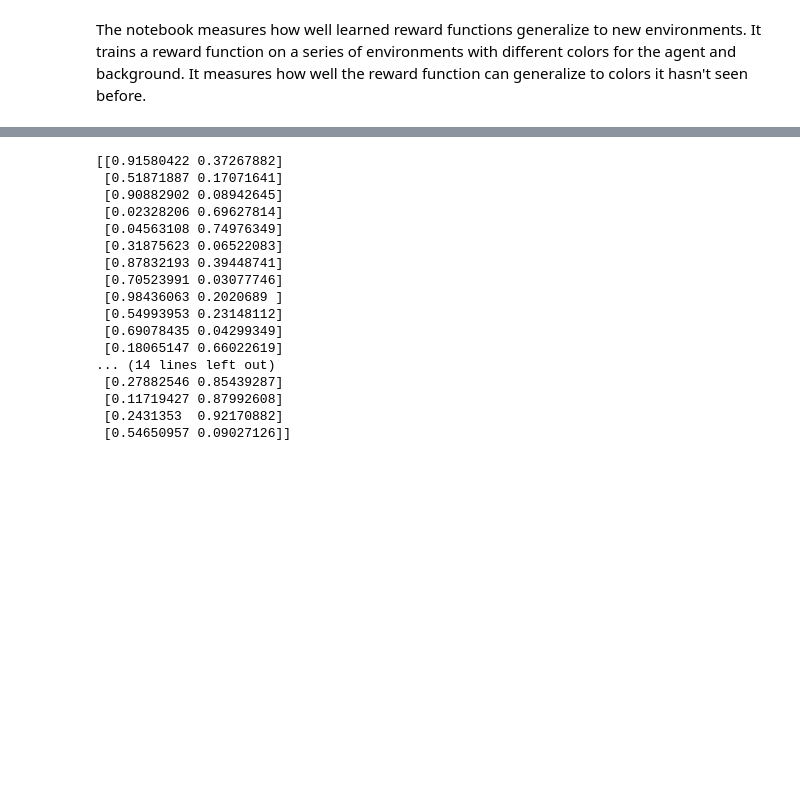
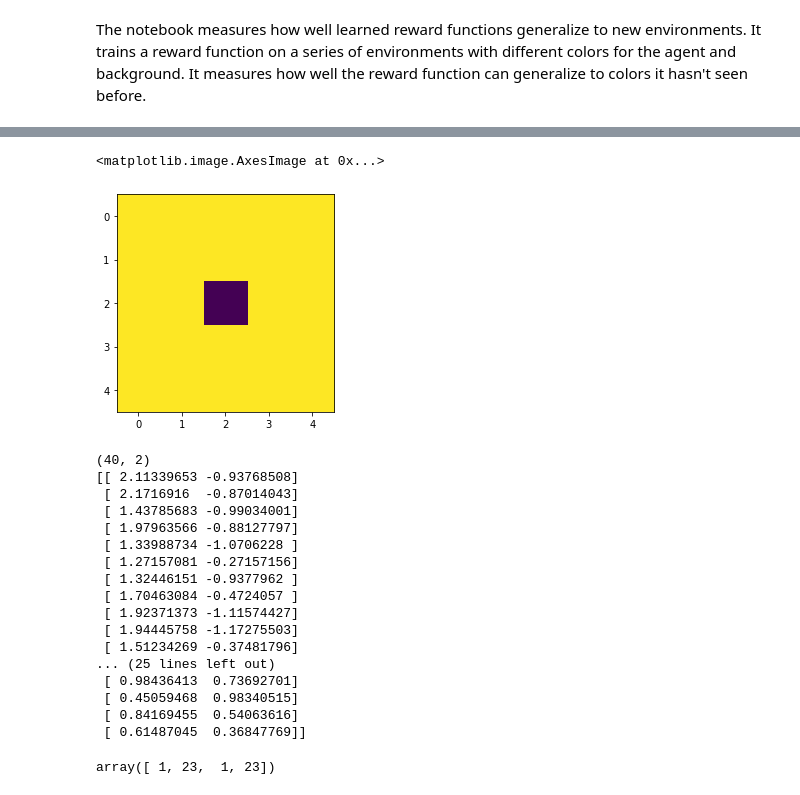
Before and after one commit to platers/meta-transfer-learning, a Jupyter notebook: reward_generalize_tester.ipynb, the cells around one changed output, grey strips where cells are left out. Drawn from its saved outputs; the diff is of its cells as text; code cells hidden in the pictures; blank space fills up the shorter version.

```diff
--- a/reward_generalize_tester.ipynb
+++ b/reward_generalize_tester.ipynb
@@ -56,34 +76,46 @@ def generate_data(dataset_size, env_params_list):
+# %%
+plt.imshow(np.squeeze(xs[0]))
+# %% [output]
+<matplotlib.image.AxesImage at 0x...>
+[figure, added]
 # %%
 # Creates parameters with different background and foreground colors. Make sure that the colors are different enough
 
-max_num_envs = 30
+max_num_envs = 40
 
 while True:
-  train_env_params = np.random.random(size=(max_num_envs, 2))
+  half_max_num_envs = int(max_num_envs/2)
+  train_env_params = np.random.random(size=(half_max_num_envs, 2))
+  train_env_params = np.concatenate((np.array([[pair[0]+1.2, pair[1]-1.2] for pair in train_env_params]), np.random.random(size=(half_max_num_envs, 2))))
   diff = np.abs(train_env_params[:, 0] - train_env_params[:, 1])
 
   if np.min(diff) > .2:
     break
-
+print(train_env_params.shape)
 print(train_env_params)
 # %% [output]
-[[0.91580422 0.37267882]
- [0.51871887 0.17071641]
- [0.90882902 0.08942645]
- [0.02328206 0.69627814]
- [0.04563108 0.74976349]
- [0.31875623 0.06522083]
- [0.87832193 0.39448741]
- [0.70523991 0.03077746]
- [0.98436063 0.2020689 ]
- [0.54993953 0.23148112]
- [0.69078435 0.04299349]
- [0.18065147 0.66022619]
-... (14 lines left out)
- [0.27882546 0.85439287]
- [0.11719427 0.87992608]
- [0.2431353  0.92170882]
- [0.54650957 0.09027126]]
+(40, 2)
+[[ 2.11339653 -0.93768508]
+ [ 2.1716916  -0.87014043]
+ [ 1.43785683 -0.99034001]
+ [ 1.97963566 -0.88127797]
+ [ 1.33988734 -1.0706228 ]
+ [ 1.27157081 -0.27157156]
+ [ 1.32446151 -0.9377962 ]
+ [ 1.70463084 -0.4724057 ]
+ [ 1.92371373 -1.11574427]
+ [ 1.94445758 -1.17275503]
+ [ 1.51234269 -0.37481796]
+... (25 lines left out)
+ [ 0.98436413  0.73692701]
+ [ 0.45059468  0.98340515]
+ [ 0.84169455  0.54063616]
+ [ 0.61487045  0.36847769]]
+# %%
+np.concatenate((np.array([1,23]),np.array([1,23])))
+# np.array([1,23])
+# %% [output]
+array([ 1, 23,  1, 23])
 # %%
 def get_generalization_amount(train_env_params):
   xs, ys = generate_data(1000, train_env_params)
```
Also changed, not shown: parts of 10 cells of this notebook.
